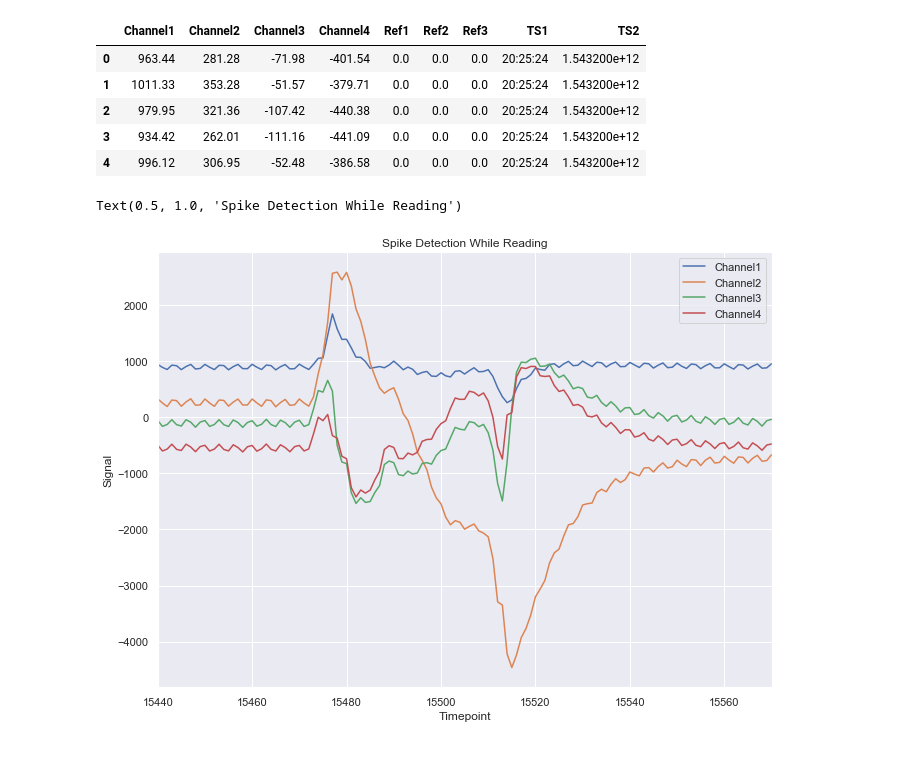
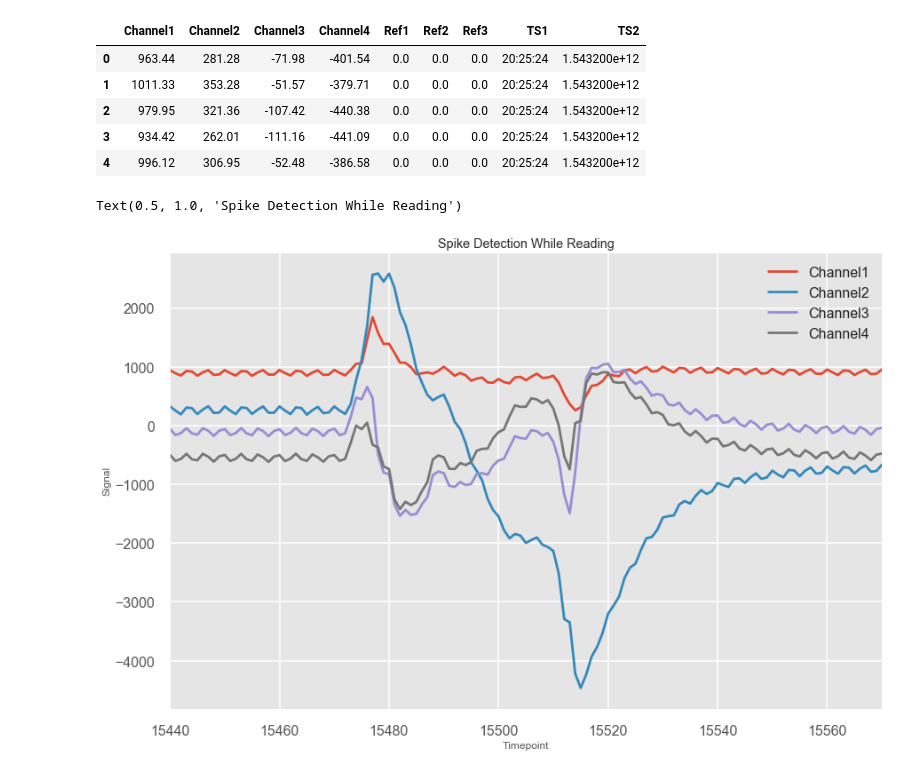
Before and after one commit to EdyVision/neuroscience-ml-experiments, a Jupyter notebook: cognitive-load/kaggle-self-experiment/Reading_EEG_Analysis.ipynb, the cells around one changed output. Drawn from its saved outputs; the diff is of its cells as text; code cells hidden in the pictures.

Commit message:
Changed styling of plots.

```diff
--- a/cognitive-load/kaggle-self-experiment/Reading_EEG_Analysis.ipynb
+++ b/cognitive-load/kaggle-self-experiment/Reading_EEG_Analysis.ipynb
@@ -30,14 +31,16 @@ newData.head()
 # %%
 # At a glance, we have four channels, three separate references, and two timestamps, a human readable one and one that is ... not so much.
 
 # We can break up each channel and view their change as a function of time using the more readable timestamp as the label but TS2 as the Y value. Let's use Seaborn for our Timeseries data: https://seaborn.pydata.org/examples/errorband_lineplots.html
 
 sns.set(rc={'figure.figsize':(11, 8)})
+style.use('seaborn-poster') #sets the size of the charts
+style.use('ggplot')
 channels_plot = ['Channel1', 'Channel2', 'Channel3', 'Channel4']
 ax = newData.loc[15440:15570, channels_plot].plot()
 ax.set_ylabel('Signal')
 ax.set_xlabel('Timepoint')
 ax.set_title('Spike Detection While Reading')
 # %% [output]
 Text(0.5, 1.0, 'Spike Detection While Reading')
-[figure, old version]
+[figure, new version]
```
Also changed, not shown: parts of 1 cell of this notebook, 1 other file.
